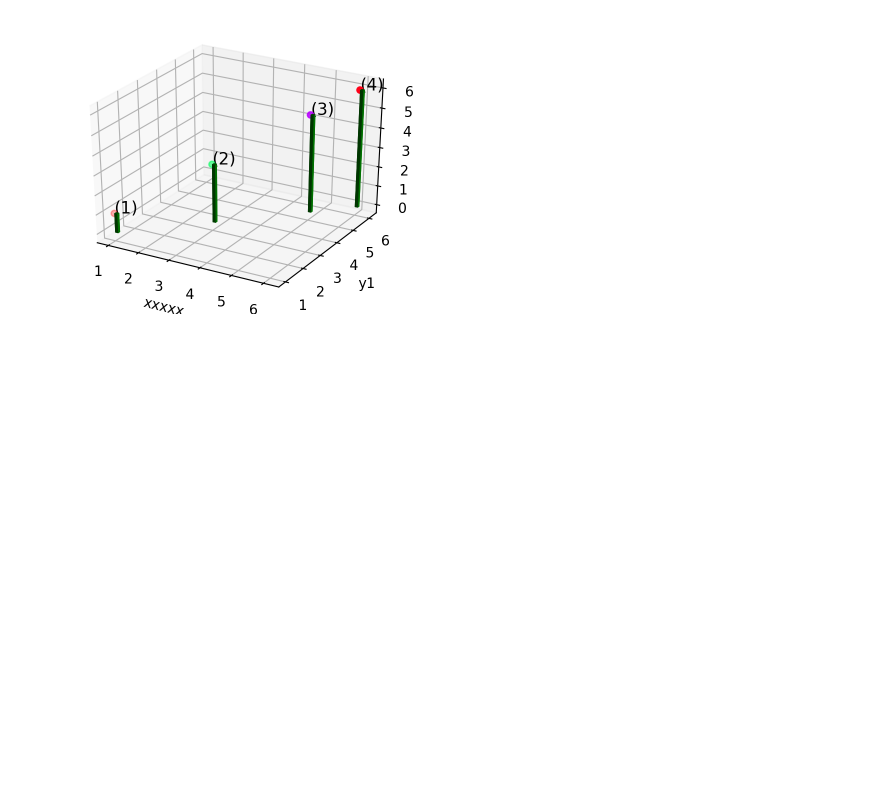
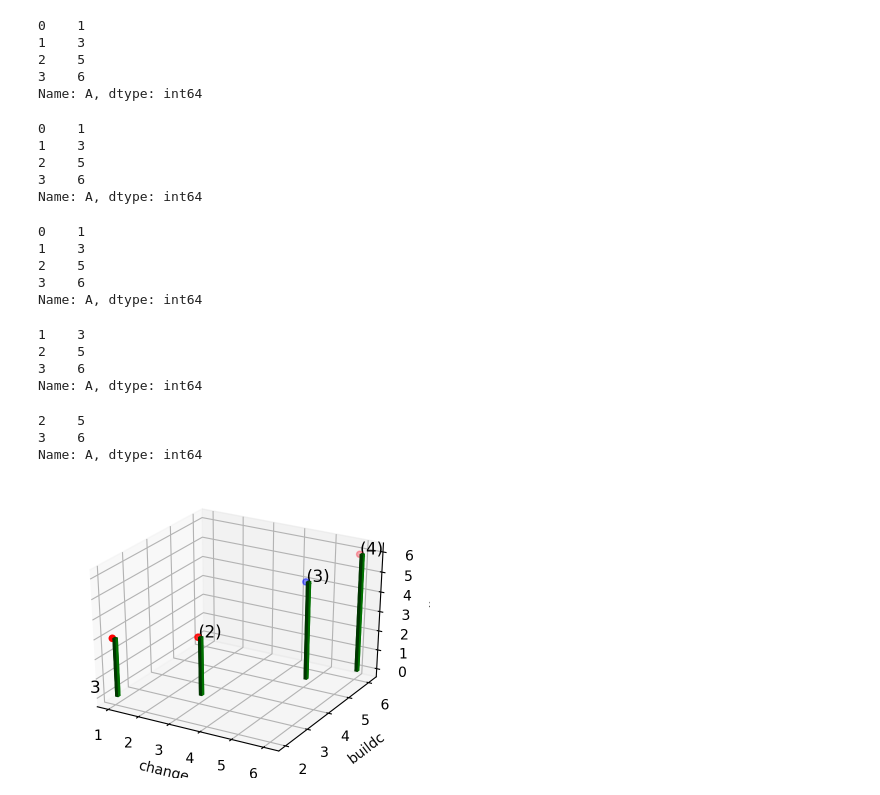
Before and after one commit to dev-main/Modeljpynb, a Jupyter notebook: 3dsimple.ipynb, the cells around one changed output. Cells and saved outputs as stored; diff of their text form; code cells hidden in the pictures; blank space fills up the shorter version.

```diff
--- a/3dsimple.ipynb
+++ b/3dsimple.ipynb
@@ -1,33 +1,57 @@
 # %%
 from mpl_toolkits import mplot3d
-
 import numpy as np
 import matplotlib.pyplot as plt
-
 import pandas
-
 fig = plt.figure()
 ax = plt.axes(projection="3d")
-
 df = pandas.DataFrame({
-   'prop': ['change', 'scaling', 'buildc', 'operc'],
-   'col2': [1, 3, 5, 6],
-   'col3': [1, 3, 5, 6],
-   'col4': [1, 3, 5, 6]
+   'col1': ['change', 'scaling', 'buildc', 'operc'],
+   'A': [1, 3, 5, 6],
+   'B': [2, 3, 5, 6],
+   'C': [3, 3, 5, 6]
 })
 
-ax.set_xlabel('xxxxx')
-ax.set_ylabel('y1')
-ax.set_zlabel('z')
+display(df.A)
+display(df.iloc[:,1])#row1
+display(df.iloc[0:,1])#row1 all
+display(df.iloc[1:,1])#row1 from 1
+display(df.iloc[2:4,1])#row1 2-3
 
-ax.scatter3D(df.col2, df.col3, df.col4, c=df.col4, cmap='hsv');
+ax.set_xlabel(df.iloc[0,0])
+ax.set_ylabel(df.iloc[2,0])
+ax.set_zlabel(df.iloc[1,0])
 
-ax.text(1, 1, 1, '(1)' , size=12, zorder=1, color='k')
+ax.scatter3D(df.iloc[:,1], df.iloc[:,2],  df.iloc[:,3], c=df.iloc[:,3], cmap='hsv');
+
+ax.text(1, 1, 1,  df.iloc[1,1] , size=12, zorder=1, color='k')
 ax.text(3,3, 3, '(2)' , size=12, zorder=1, color='k')
 ax.text(5, 5, 5, '(3)' , size=12, zorder=1, color='k')
 ax.text(6, 6, 6, '(4)' , size=12, zorder=1, color='k')
 
-ax.bar3d(df.col2, df.col3, df.col4, 0.1, 0.1, -df.col4, color='g')
+ax.bar3d(df.iloc[:,1], df.iloc[:,2], df.iloc[:,3], 0.1, 0.1, -df.iloc[:,3], color='g')
 plt.show()
 # %% [output]
+0    1
+1    3
+2    5
+3    6
+Name: A, dtype: int64
+0    1
+1    3
+2    5
+3    6
+Name: A, dtype: int64
+0    1
+1    3
+2    5
+3    6
+Name: A, dtype: int64
+1    3
+2    5
+3    6
+Name: A, dtype: int64
+2    5
+3    6
+Name: A, dtype: int64
-[figure, old version]
+[figure, new version]
```
Also changed, not shown: 1 other file.
